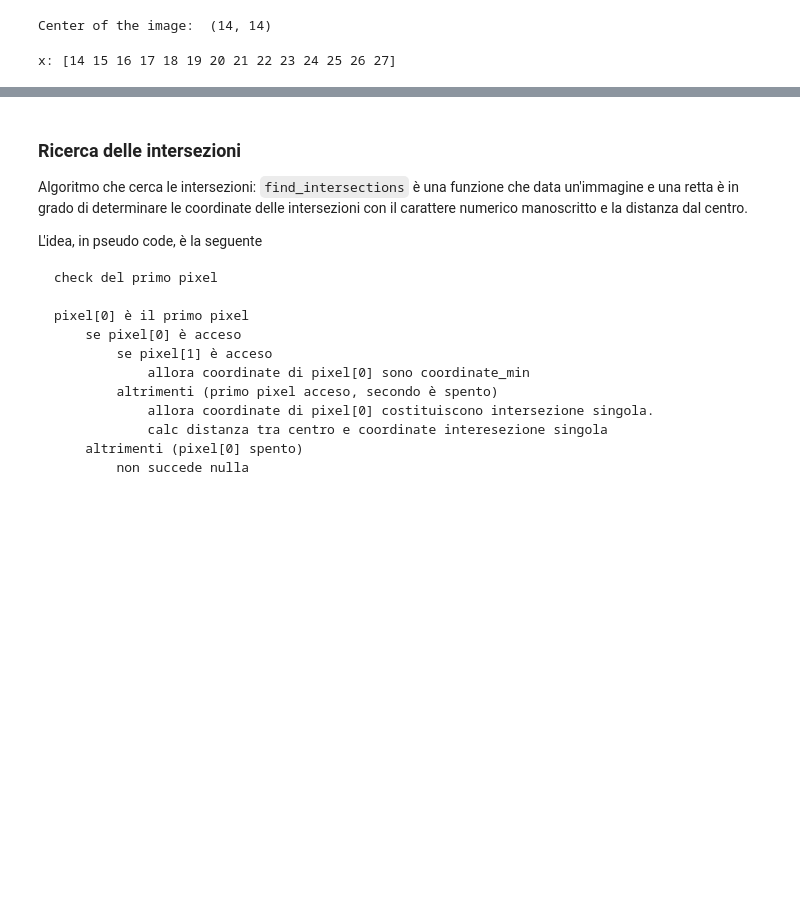
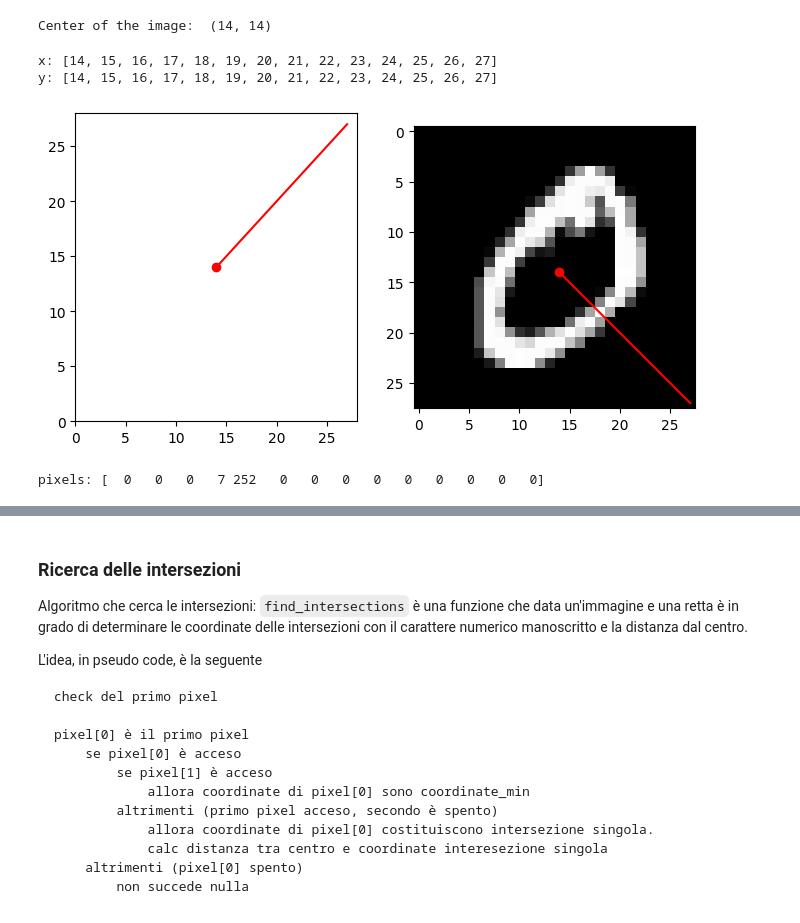
Before and after one commit to dennisangemi/machine-learning-for-physics, a Jupyter notebook: 4_mnist/code/cbrn-v2.ipynb, the cells around one changed output, grey strips where cells are left out. Cells and saved outputs as stored; diff of their text form; code cells hidden in the pictures; blank space fills up the shorter version.

```diff
--- a/4_mnist/code/cbrn-v2.ipynb
+++ b/4_mnist/code/cbrn-v2.ipynb
@@ -103,9 +135,31 @@ def generate_x_axis(c):
 # %%
-# invoco generare_x_axis
-x = generate_x_axis(c)
+# invoco funzione generate_lines_from
+x, y = generate_lines_from(c, img, 1)
+
+# visualizzo array
 print("x:", x)
-
-# genera punti della funzione y = x
-y = x
+print("y:", y)
 # %% [output]
-x: [14 15 16 17 18 19 20 21 22 23 24 25 26 27]
+x: [14, 15, 16, 17, 18, 19, 20, 21, 22, 23, 24, 25, 26, 27]
+y: [14, 15, 16, 17, 18, 19, 20, 21, 22, 23, 24, 25, 26, 27]
+# %%
+# plotto
+plt.figure(figsize=(8,4))
+plt.subplot(1,2,1)
+plt.plot(x, y, color = 'red')
+# plotta il centro dell'immagine
+plot_center(c, 'red')
+# set axis limits to 0, 28
+plt.xlim(0, 28)
+plt.ylim(0, 28)
+plt.subplot(1,2,2)
+# plot image
+plt.imshow(img, cmap = 'gray')
+# plotta x e y sull'immagine
+plt.plot(x, y, color = 'red')
+# plotta il centro dell'immagine
+plot_center(c, 'red')
+# plt.axis('off')
+plt.show(block = False)
+# %% [output]
+[figure, added]
@@ -111,0 +174,6 @@ x: [14 15 16 17 18 19 20 21 22 23 24 25 26 27]
+# %%
+# testo funzione get_pixel_values
+pixels = get_pixel_values(img, x, y)
+print("pixels:", pixels)
+# %% [output]
+pixels: [  0   0   0   7 252   0   0   0   0   0   0   0   0   0]
```
Also changed, not shown: parts of 15 cells of this notebook.
